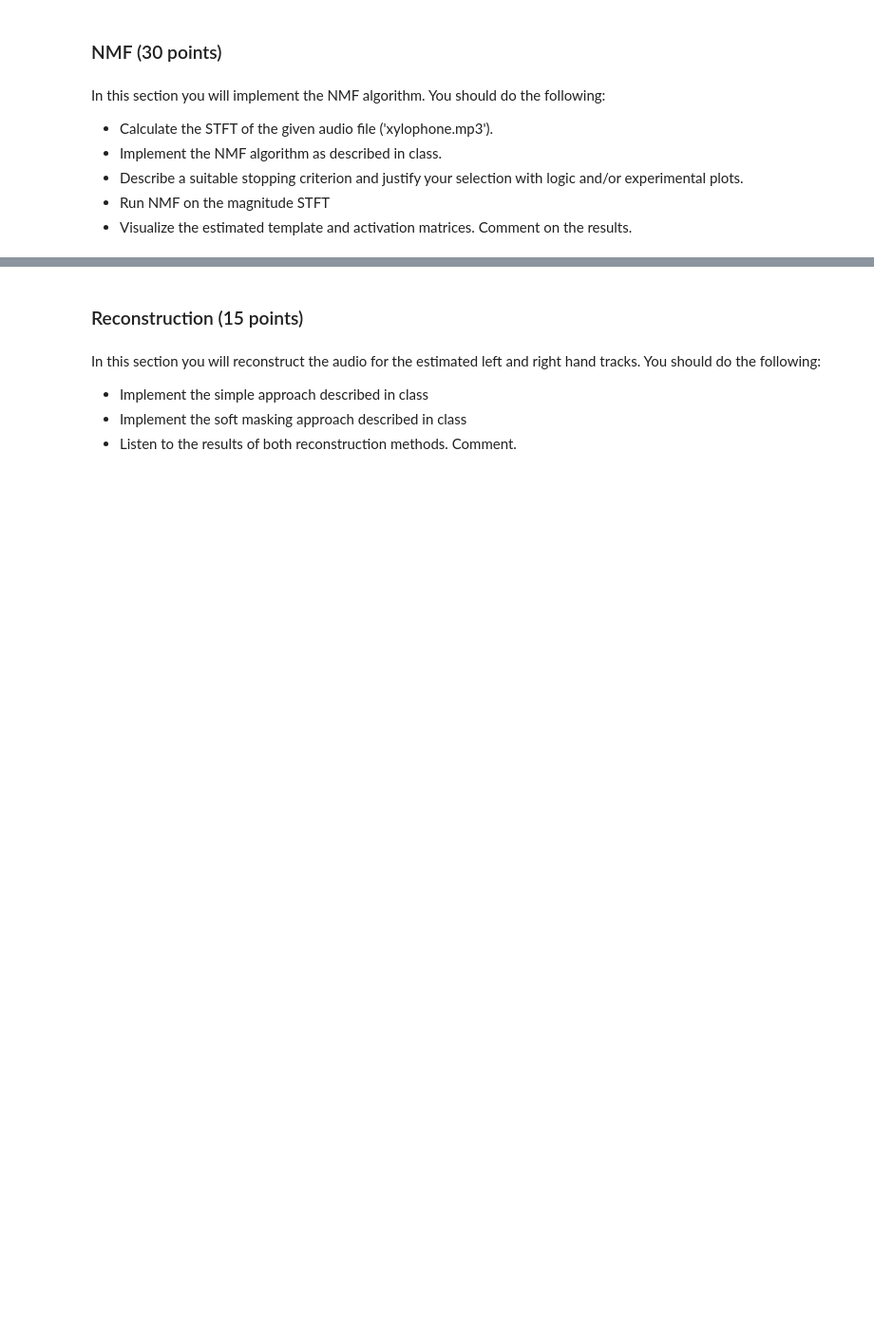
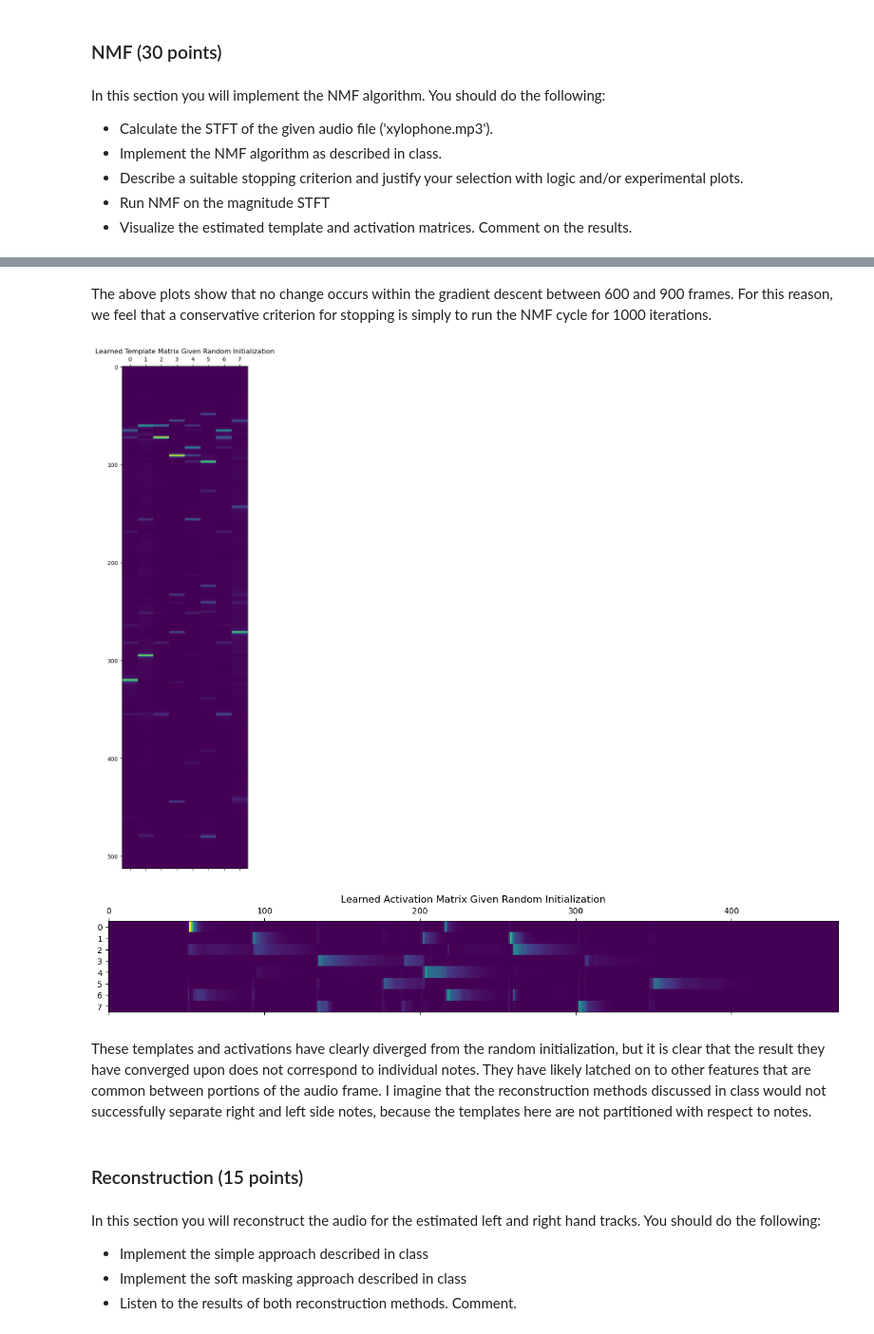
Before and after one commit to rafael-burger/E207-HW8, a Jupyter notebook: hw8.ipynb, the cells around one changed output, grey strips where cells are left out. Shown: that part at 95% size. Saved outputs shown, nothing was run; the diff lists cells and outputs as text; code cells hidden in the pictures; blank space fills up the shorter version.

```diff
--- a/hw8.ipynb
+++ b/hw8.ipynb
@@ -112,3 +95,23 @@ plt.show()
+# %% [markdown]
+The above plots show that no change occurs within the gradient descent between 600 and 900 frames. For this reason, we feel that a conservative criterion for stopping is simply to run the NMF cycle for 1000 iterations.
+# %%
+NUM_ITER = 1000
+
+# RUN NMF ON INITIALIZED TEMPLATE AND ACTIVATION MATRICES
+W1_learned, H1_learned = NMF(V = V, W0 = W1_init, H0 = H1_init, num_iter = NUM_ITER)
+
+# VISUALIZE RESULTS
+plt.matshow(W1_learned, aspect = 'auto')
+plt.title("Learned Template Matrix Given Random Initialization")
+plt.show()
+plt.matshow(H1_learned, aspect = 'auto')
+plt.title("Learned Activation Matrix Given Random Initialization")
+plt.show()
+# %% [output]
+[figure, added]
+[figure, added]
+# %% [markdown]
+These templates and activations have clearly diverged from the random initialization, but it is clear that the result they have converged upon does not correspond to individual notes. They have likely latched on to other features that are common between portions of the audio frame. I imagine that the reconstruction methods discussed in class would not successfully separate right and left side notes, because the templates here are not partitioned with respect to notes.
 # %% [markdown]
 ### Reconstruction (15 points)
 # %% [markdown]
```
Also changed, not shown: parts of 33 cells of this notebook, 14 other files.
